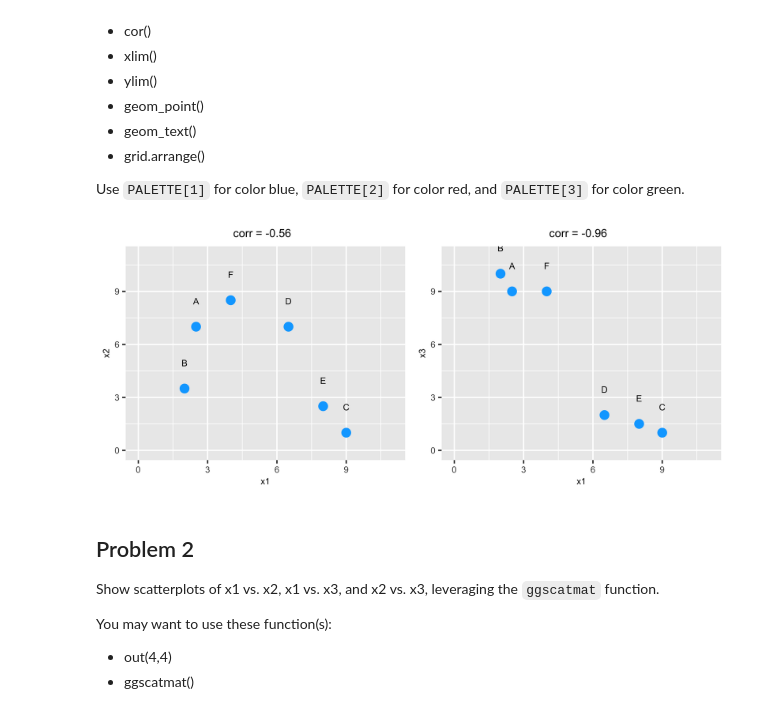
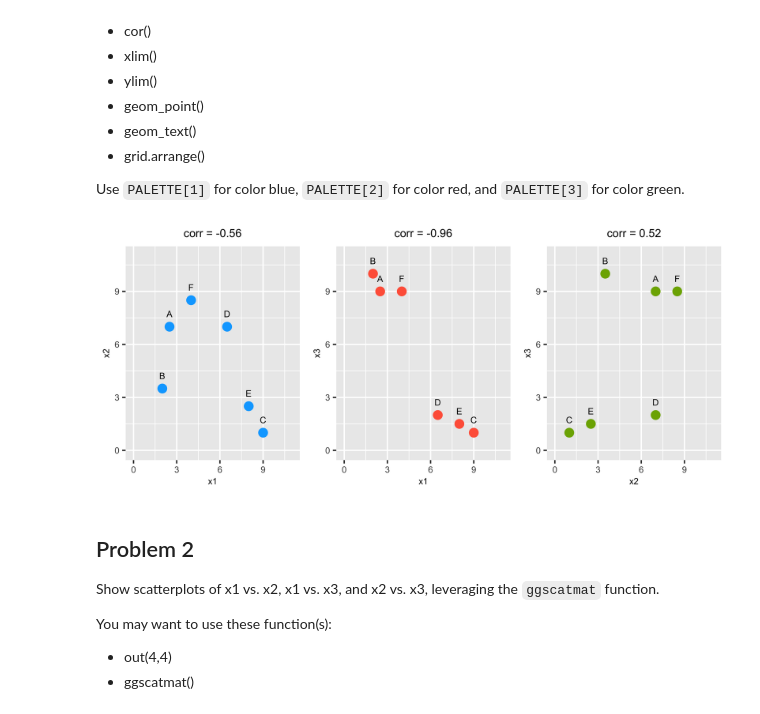
Before and after one commit to micahelinor/Data_Science, a Jupyter notebook: Labs/Advanced Business Analytics/Lab 4 - Data Visualization/04 LAB Data Visualization.ipynb, the cells around one changed output. Drawn from its saved outputs; the diff is of its cells as text; code cells hidden in the pictures.

```diff
--- a/Labs/Advanced Business Analytics/Lab 4 - Data Visualization/04 LAB Data Visualization.ipynb
+++ b/Labs/Advanced Business Analytics/Lab 4 - Data Visualization/04 LAB Data Visualization.ipynb
@@ -44,20 +44,23 @@ You may want to use these function(s):
 Use `PALETTE[1]` for color blue, `PALETTE[2]` for color red, and `PALETTE[3]` for color green.
 # %%
 corr1 = round(cor(data$x1, data$x2), digits = 2)
-s1 = ggplot(data) + xlim(0, 11) + ylim(0, 11) + ggtitle(paste("corr =", corr1, " ")) +
-geom_point(aes(x=x1, y=x2)) +
-geom_text(aes(x=x1, y=x2, label=name), vjust=-3.5) +
-scale_color_manual(values=PALETTE[1], drop=FALSE)
+s1 = ggplot(data) + xlim(0, 11) + ylim(0, 11) + ggtitle(sprintf("corr = %s", corr1)) +
+geom_point(aes(x=x1, y=x2,), color=PALETTE[1]) +
+geom_text(aes(x=x1, y=x2, label=name), vjust=-1.5)
 
 corr2 = round(cor(data$x1, data$x3), digits = 2)
-s2 = ggplot(data) + xlim(0, 11) + ylim(0, 11) + ggtitle(paste("corr =", corr2, " ")) +
-geom_point(aes(x=x1, y=x3)) +
-geom_text(aes(x=x1, y=x3, label=name), vjust=-3.5) +
-scale_color_manual(values=PALETTE[2], drop=FALSE)
+s2 = ggplot(data) + xlim(0, 11) + ylim(0, 11) + ggtitle(sprintf("corr = %s", corr2)) +
+geom_point(aes(x=x1, y=x3), color=PALETTE[2]) +
+geom_text(aes(x=x1, y=x3, label=name), vjust=-1.5)
 
-grid.arrange(s1, s2, nrow=1)
+corr3 = round(cor(data$x2, data$x3), digits = 2)
+s3 = ggplot(data) + xlim(0, 11) + ylim(0, 11) + ggtitle(sprintf("corr = %s",  corr3)) +
+geom_point(aes(x=x2, y=x3), color=PALETTE[3]) +
+geom_text(aes(x=x2, y=x3, label=name), vjust=-1.5)
+
+grid.arrange(s1, s2, s3, nrow=1)
 # %% [output]
-[figure, old version]
+[figure, new version]
 # %% [markdown]
 ## Problem 2
 
```
